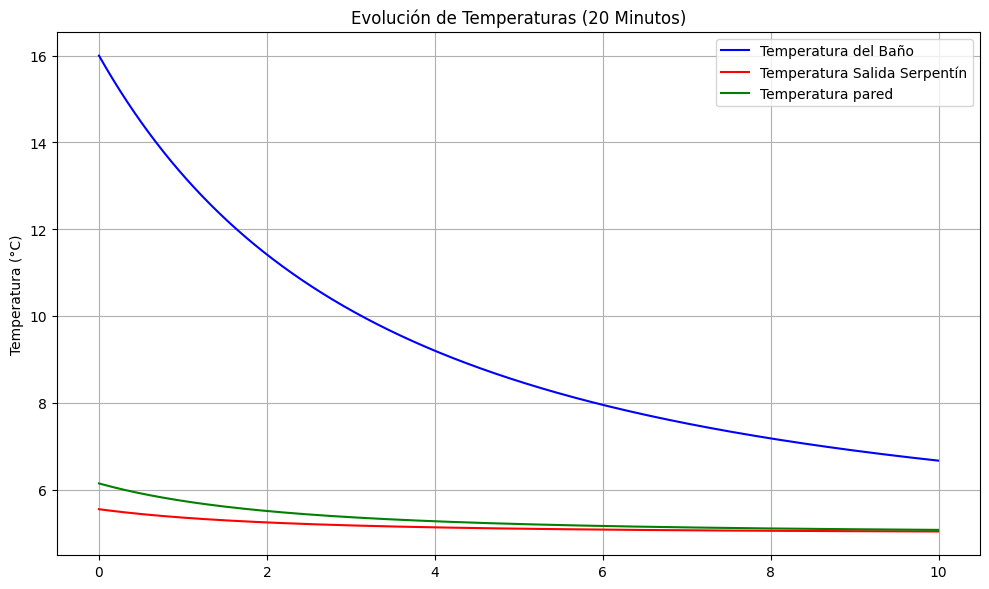
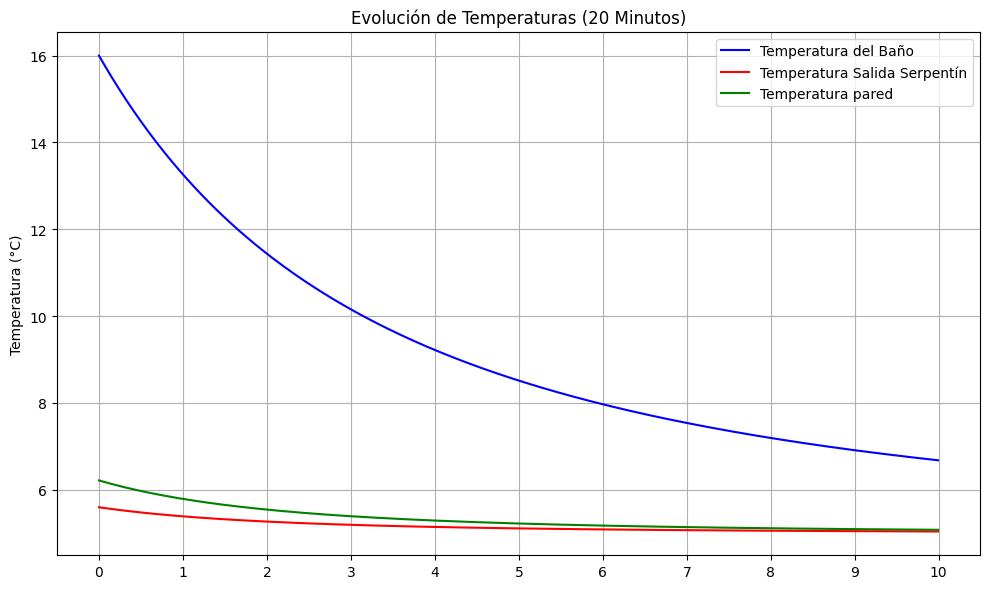
Unified diff of the notebook cell whose output changed from the first chart to the second:
--- before
+++ after
@@ -5,5 +5,5 @@
 plt.plot(historial_tiempo, historial_tout, label="Temperatura Salida Serpentín", color='red')
 plt.plot(historial_tiempo, historial_twall, label ="Temperatura pared", color = "green")
-
+plt.xticks([0,1,2,3,4,5,6,7,8,9,10])
 plt.title("Evolución de Temperaturas (20 Minutos)")
 plt.ylabel("Temperatura (°C)")

Commit: asd